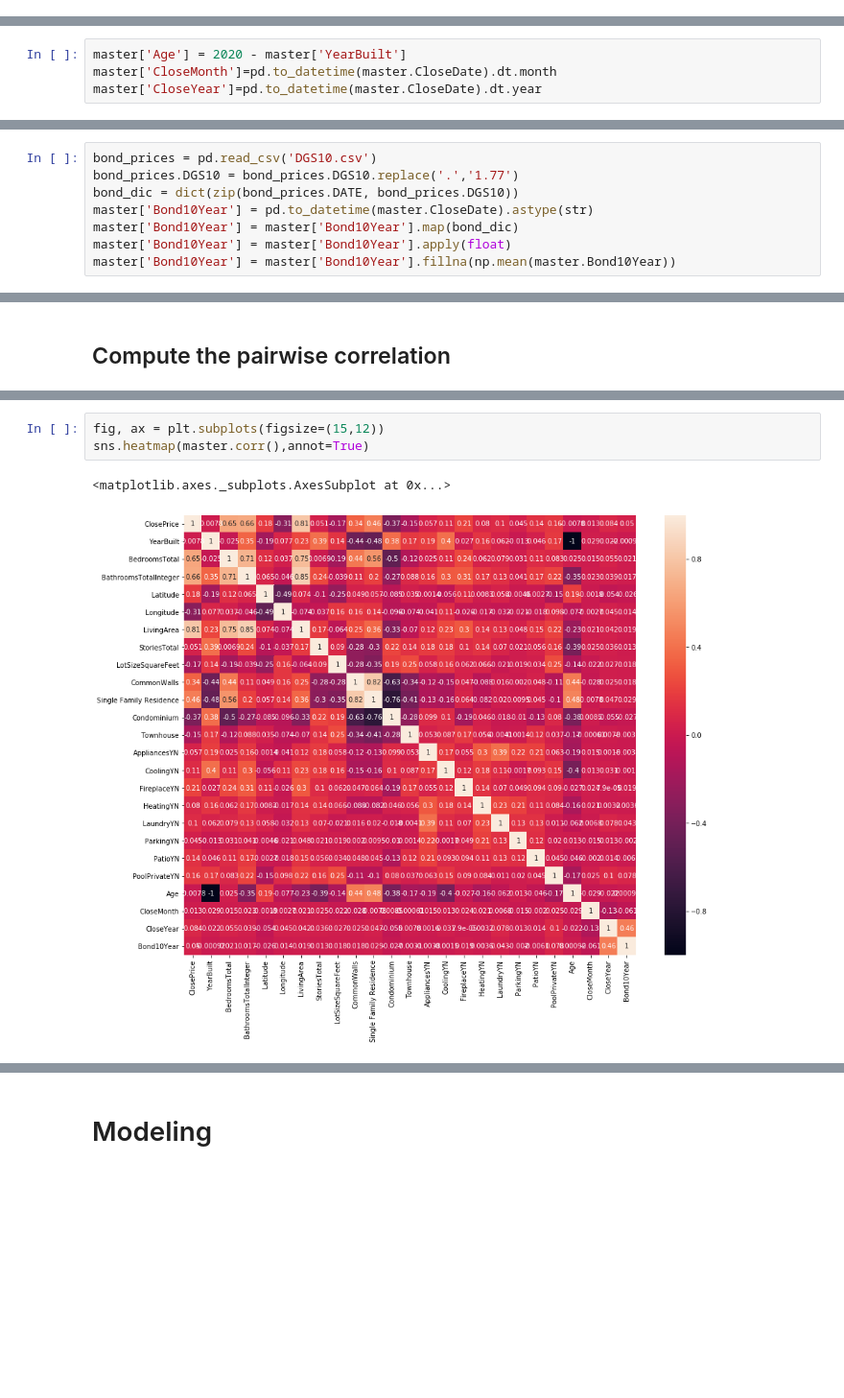
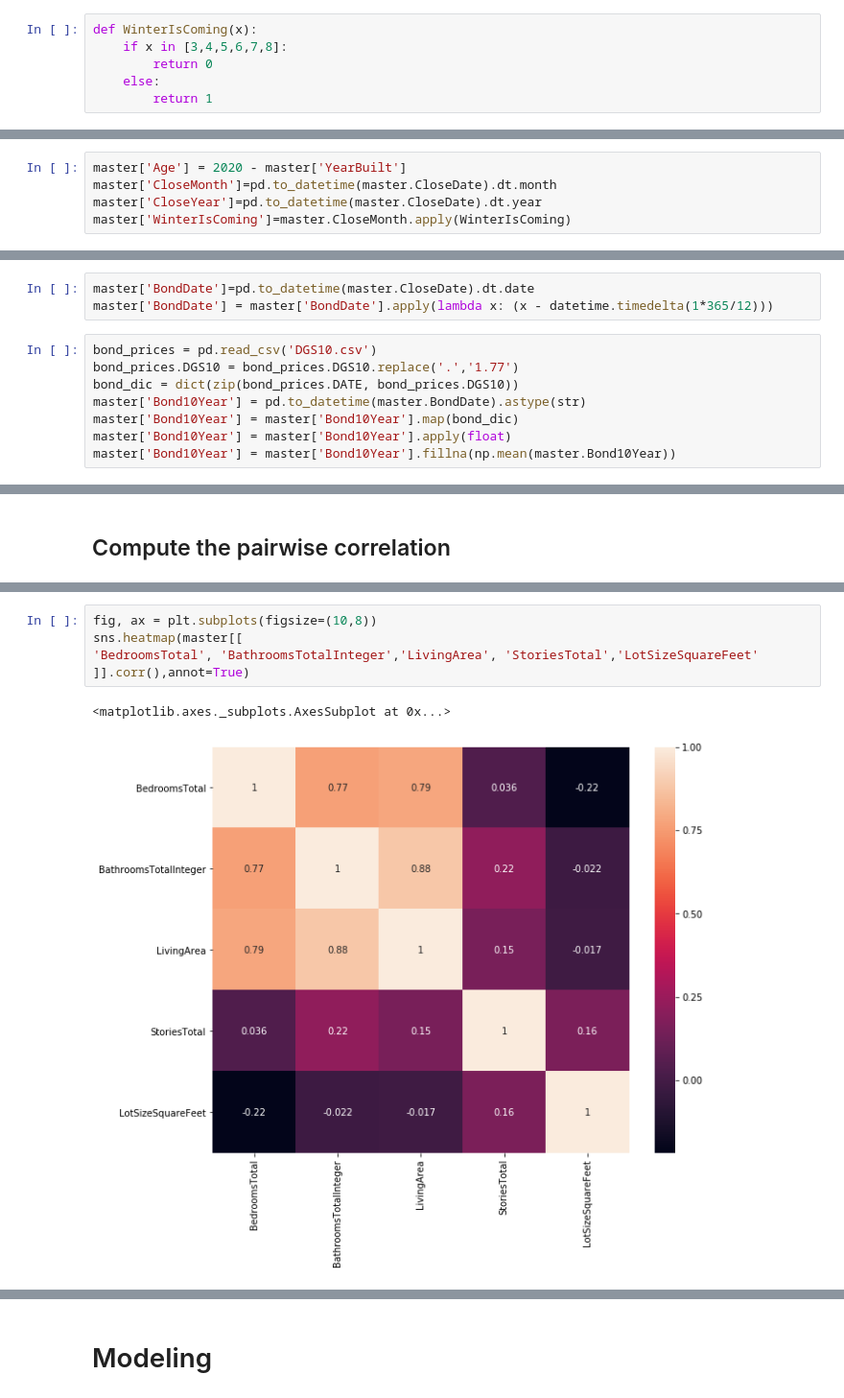
Before and after one commit to esotewic/ultimate_housing_model, a Jupyter notebook: Machine Learning - Housing Data.ipynb, the cells around one changed output, grey strips where cells are left out. Shown at 96% size. Drawn from its saved outputs; the diff is of its cells as text; blank space fills up the shorter version.

```diff
--- a/Machine Learning - Housing Data.ipynb
+++ b/Machine Learning - Housing Data.ipynb
@@ -398,2 +501,8 @@ master['YearBuilt'].replace(0,master['YearBuilt'].mean(), inplace=True)
 # %% [markdown]
 ## Feature Engineering
+# %%
+def WinterIsComing(x):
+    if x in [3,4,5,6,7,8]:
+        return 0
+    else:
+        return 1
@@ -401,6 +514,7 @@ master['YearBuilt'].replace(0,master['YearBuilt'].mean(), inplace=True)
 master['Age'] = 2020 - master['YearBuilt']
 master['CloseMonth']=pd.to_datetime(master.CloseDate).dt.month
 master['CloseYear']=pd.to_datetime(master.CloseDate).dt.year
+master['WinterIsComing']=master.CloseMonth.apply(WinterIsComing)
 # %%
 master.shape
 # %% [output]
@@ -490,10 +603,13 @@ master = master[master['BathroomsTotalInteger'] < 16]
 # %% [markdown]
 ## Add 10 Year Bond Market Price
+# %%
+master['BondDate']=pd.to_datetime(master.CloseDate).dt.date
+master['BondDate'] = master['BondDate'].apply(lambda x: (x - datetime.timedelta(1*365/12)))
 # %%
 bond_prices = pd.read_csv('DGS10.csv')
 bond_prices.DGS10 = bond_prices.DGS10.replace('.','1.77')
 bond_dic = dict(zip(bond_prices.DATE, bond_prices.DGS10))
-master['Bond10Year'] = pd.to_datetime(master.CloseDate).astype(str)
+master['Bond10Year'] = pd.to_datetime(master.BondDate).astype(str)
 master['Bond10Year'] = master['Bond10Year'].map(bond_dic)
 master['Bond10Year'] = master['Bond10Year'].apply(float)
 master['Bond10Year'] = master['Bond10Year'].fillna(np.mean(master.Bond10Year))
@@ -568,6 +732,8 @@ sns.distplot((master['ClosePrice']))
 # %%
-fig, ax = plt.subplots(figsize=(15,12))
-sns.heatmap(master.corr(),annot=True)
+fig, ax = plt.subplots(figsize=(10,8))
+sns.heatmap(master[[
+'BedroomsTotal', 'BathroomsTotalInteger','LivingArea', 'StoriesTotal','LotSizeSquareFeet'
+]].corr(),annot=True)
 # %% [output]
 <matplotlib.axes._subplots.AxesSubplot at 0x...>
-[figure, old version]
+[figure, new version]
```
Also changed, not shown: parts of 137 cells of this notebook.
